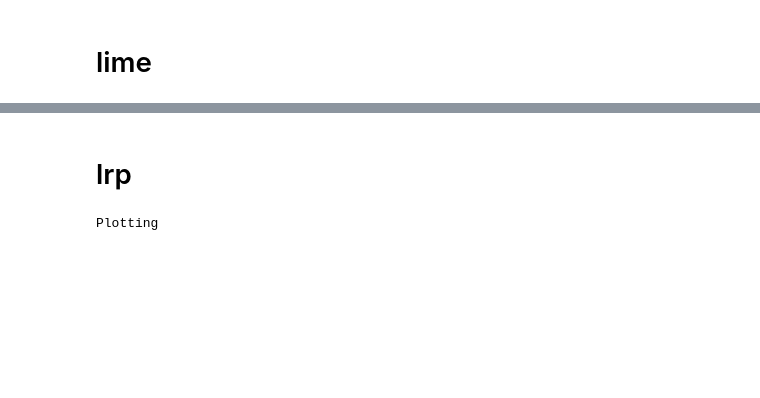
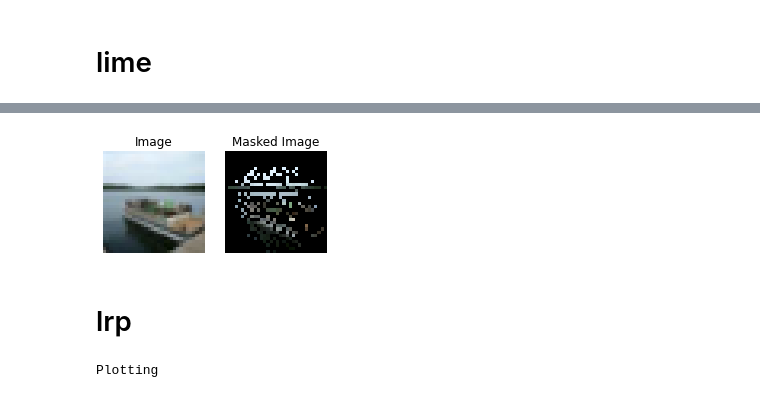
Before and after one commit to aminbana/Explanation, a Jupyter notebook: CIFAR/Code/CIFAR.ipynb, the cells around one changed output, grey strips where cells are left out. Drawn from its saved outputs; the diff is of its cells as text; code cells hidden in the pictures; blank space fills up the shorter version.

```diff
--- a/CIFAR/Code/CIFAR.ipynb
+++ b/CIFAR/Code/CIFAR.ipynb
@@ -307,8 +376,8 @@ shap.image_plot(shap_numpy, test_numpy)
 def shapExplanation(x,y):
     shap_values = e.shap_values(x[None].to(device))
     torch.cuda.empty_cache()
-    return torch.tensor(shap_values[y][0])
+    return torch.tensor(shap_values[y][0]).sum(0)
 # %%
-dataset_test_shap = generate_masked_dataset(dataset_test, shapExplanation, max_iters = 10)
+dataset_test_shap = generate_masked_dataset(dataset_test, shapExplanation, max_iters = 100)
 test_loader_shap = torch.utils.data.DataLoader(dataset_test_shap, test_batch_size, shuffle = True)
 # %%
@@ -334,3 +388,7 @@ plt.show()
+# %%
+plot_in_row(dataset_test_shap, 37)
+# %% [output]
+[figure, added]
 # %% [markdown]
 # lrp
 # %%
```
Also changed, not shown: parts of 57 cells of this notebook, 1 other file.
